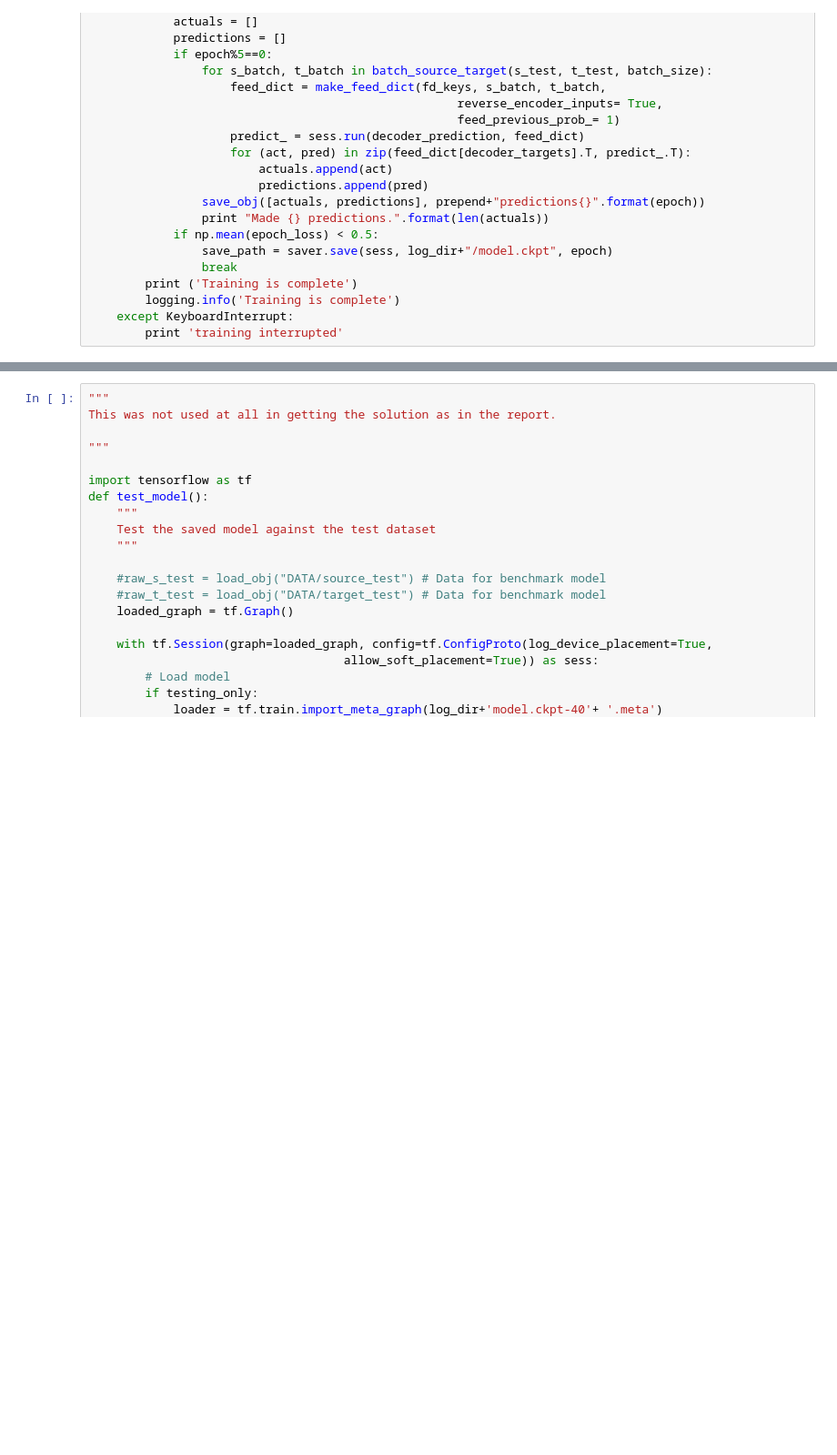
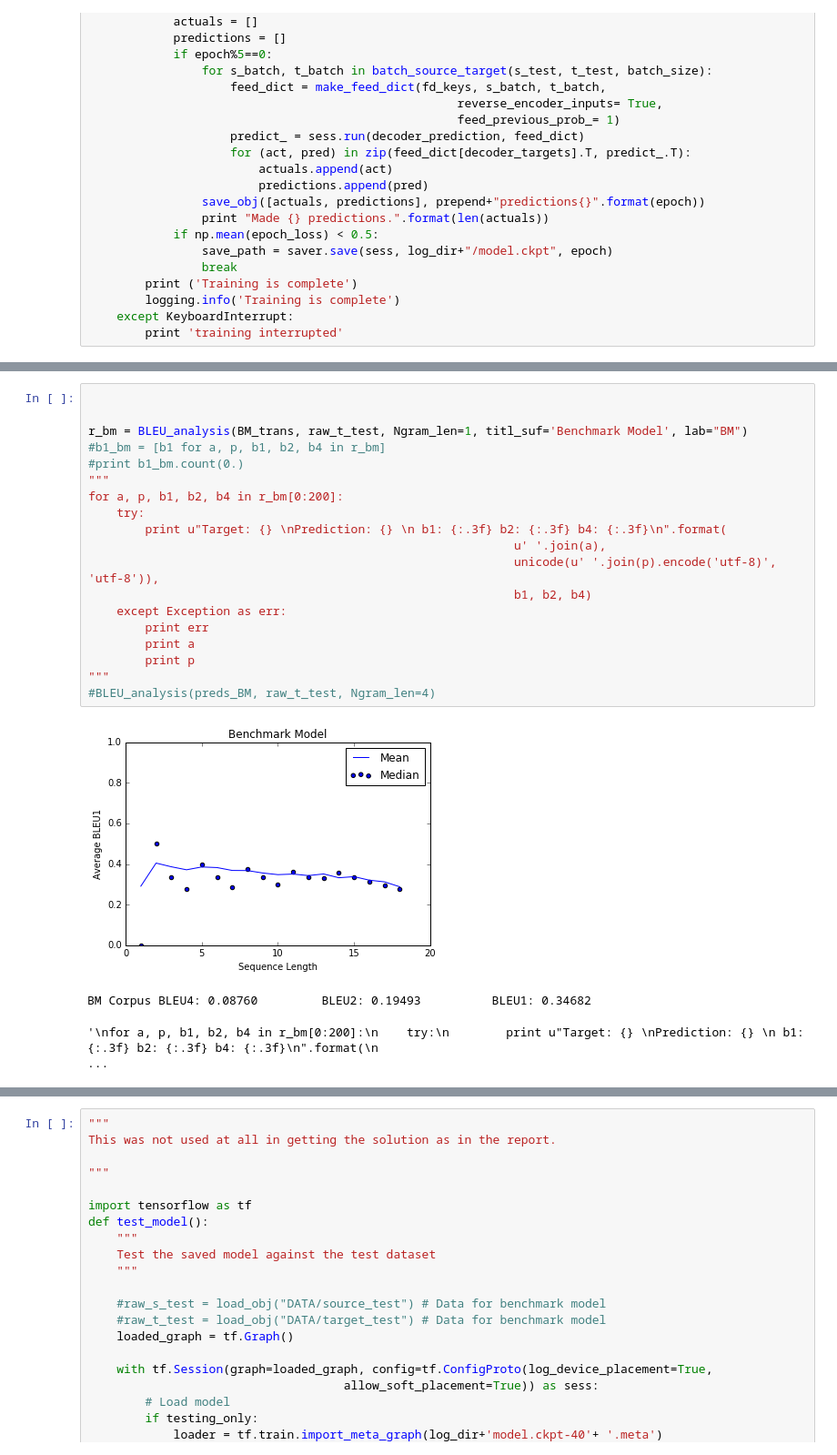
Before and after one commit to HenryMaguire/machine-translator, a Jupyter notebook: machine-translator.ipynb, the cells around one changed output, grey strips where cells are left out. Shown at 91% size. Cells and saved outputs as stored; diff of their text form; blank space fills up the shorter version.

```diff
--- a/machine-translator.ipynb
+++ b/machine-translator.ipynb
@@ -628,0 +814,23 @@ with tf.Session(config=tf.ConfigProto(log_device_placement=True,
+# %%
+
+
+r_bm = BLEU_analysis(BM_trans, raw_t_test, Ngram_len=1, titl_suf='Benchmark Model', lab="BM")
+#b1_bm = [b1 for a, p, b1, b2, b4 in r_bm]
+#print b1_bm.count(0.)
+"""
+for a, p, b1, b2, b4 in r_bm[0:200]:
+    try:
+        print u"Target: {} \nPrediction: {} \n b1: {:.3f} b2: {:.3f} b4: {:.3f}\n".format(
+                                                            u' '.join(a),
+                                                            unicode(u' '.join(p).encode('utf-8)', 'utf-8')),
+                                                            b1, b2, b4)
+    except Exception as err:
+        print err
+        print a
+        print p
+"""
+#BLEU_analysis(preds_BM, raw_t_test, Ngram_len=4)
+# %% [output]
+[figure, added]
+BM Corpus BLEU4: 0.08760         BLEU2: 0.19493          BLEU1: 0.34682
+'\nfor a, p, b1, b2, b4 in r_bm[0:200]:\n    try:\n        print u"Target: {} \nPrediction: {} \n b1: {:.3f} b2: {:.3f} b4: {:.3f}\n".format(\n                                                          ...
```
Also changed, not shown: parts of 20 cells of this notebook, 29 other files.
